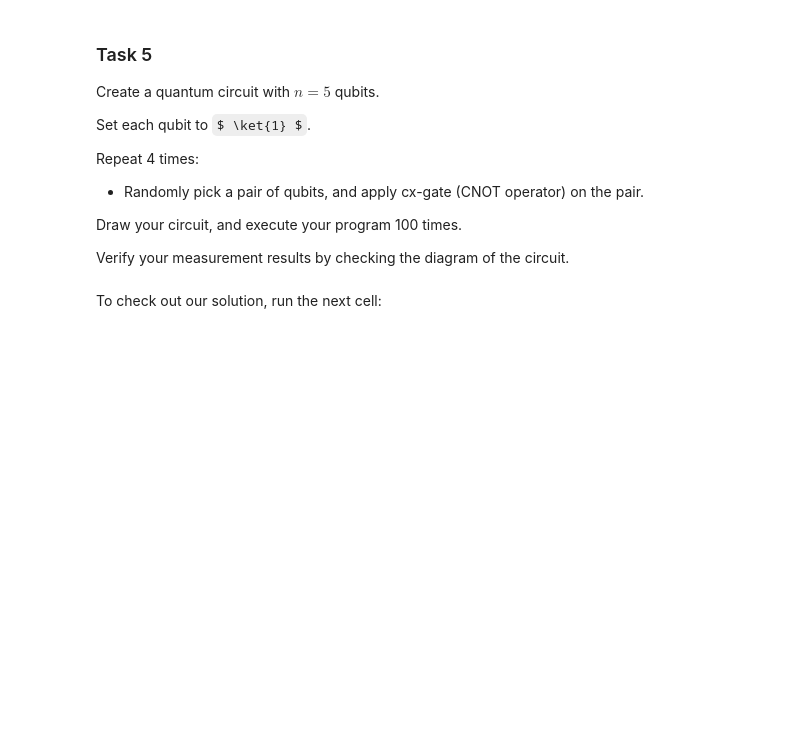
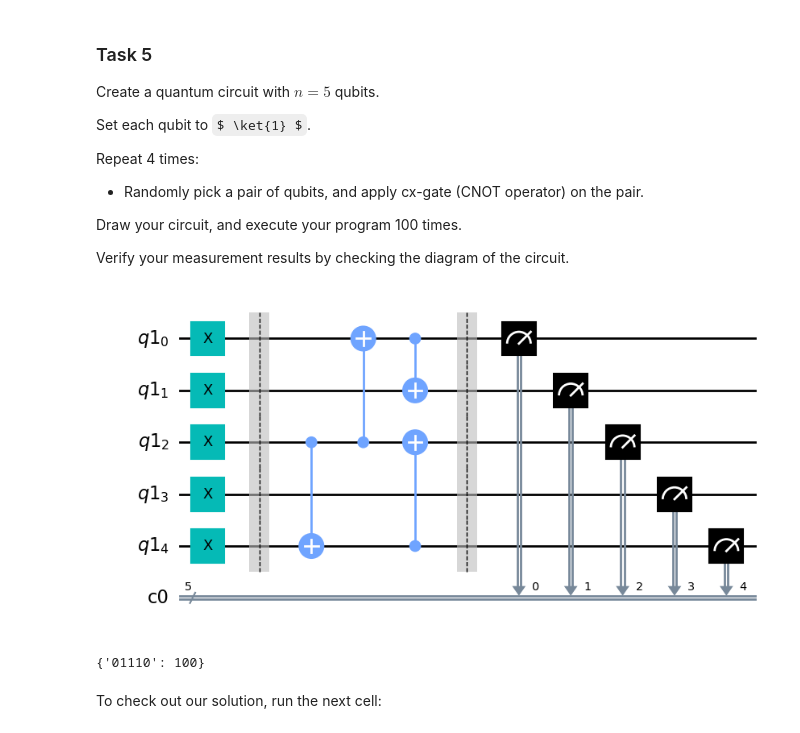
Before and after one commit to james-lucius/qureca_ADEQUATE, a Jupyter notebook: M2_2A111_Two_Qubits_Exercise.ipynb, the cells around one changed output. Drawn from its saved outputs; the diff is of its cells as text; code cells hidden in the pictures; some formulas as TeX source; blank space fills up the shorter version.

```diff
--- a/M2_2A111_Two_Qubits_Exercise.ipynb
+++ b/M2_2A111_Two_Qubits_Exercise.ipynb
@@ -176,12 +190,34 @@ Verify your measurement results by checking the diagram of the circuit.
 # %%
 # import all necessary objects and methods for quantum circuits
 from qiskit import QuantumRegister, ClassicalRegister, QuantumCircuit, execute, Aer
 # import randrange for random choices
 from random import randrange
 
 #
 # your code is here
 #
+q = QuantumRegister(5)
+c = ClassicalRegister(5)
+qc = QuantumCircuit(q, c)
+
+for i in range(5): qc.x(q[i])
+qc.barrier()
+
+for i in range(4):
+  a, b = randrange(5), randrange(5)
+  while a == b: b = randrange(5)
+  qc.cx(q[a], q[b])
+qc.barrier()
+
+qc.measure(q, c)
+display(qc.draw(output = 'mpl'))
+
+job = execute(qc, Aer.get_backend('qasm_simulator'), shots = 100)
+counts = job.result().get_counts(qc)
+print(counts)
+# %% [output]
+[figure, added]
+{'01110': 100}
 # %% [markdown]
 To check out our solution, run the next cell:
 # %%
```
Also changed, not shown: parts of 8 cells of this notebook.
